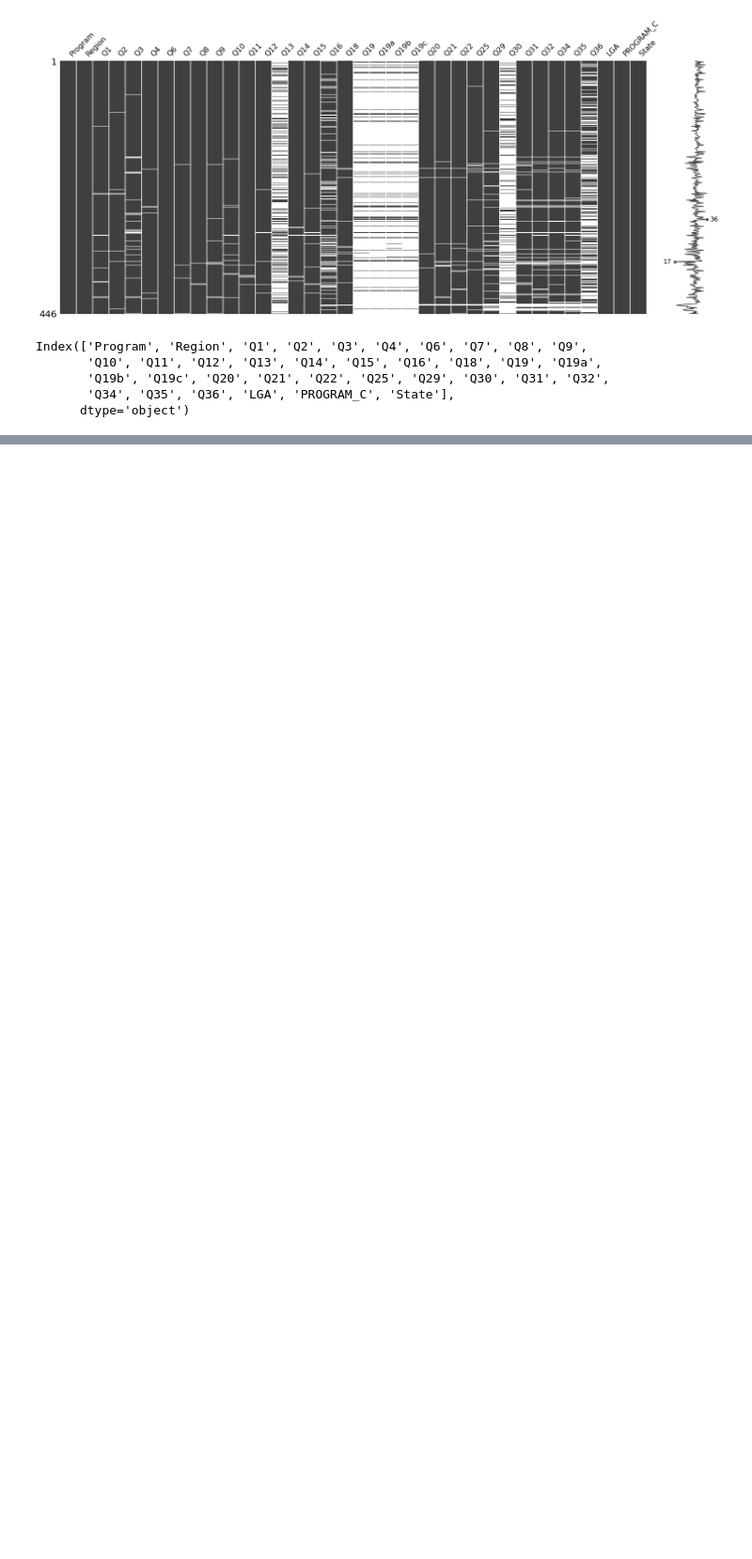
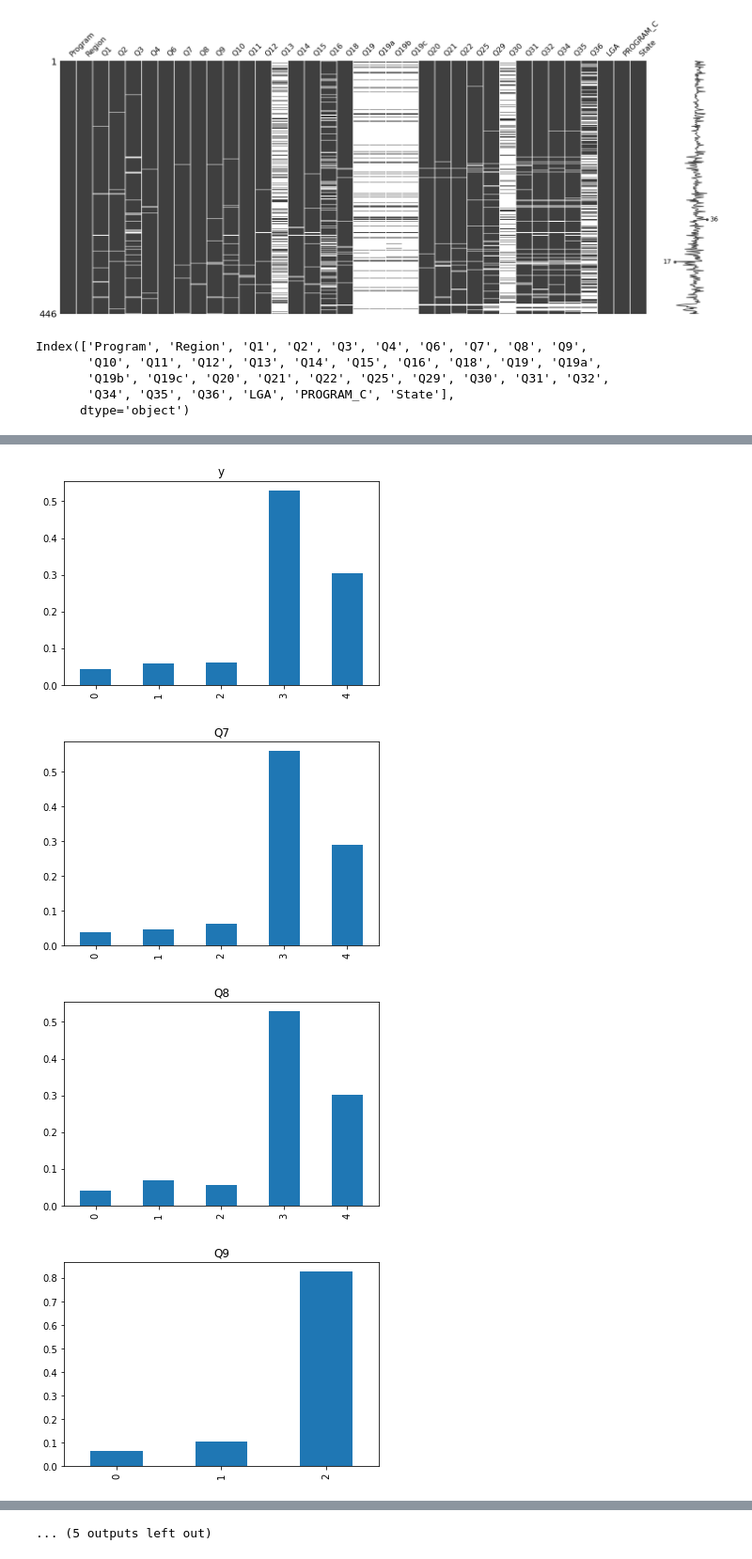
Before and after one commit to Ferrariagustinpablo/Statistic-related-Python, a Jupyter notebook: RegressionAnalysisforCHIA.ipynb, the cells around one changed output, grey strips where cells are left out. Shown at 94% size. Saved outputs shown, nothing was run; the diff lists cells and outputs as text; code cells hidden in the pictures; blank space fills up the shorter version.

```diff
--- a/RegressionAnalysisforCHIA.ipynb
+++ b/RegressionAnalysisforCHIA.ipynb
@@ -264,0 +236,7 @@ dtype: int64
+# %%
+# Create a dictionary
+
+q20_dict = {'6-10 years':4, '10+ years':5, '3-5 years':3 ,'1 – 2 years':2, 'Less than 6 months':0, 'Less than 12 months':1}
+
+survey_data["Q20"] = survey_data["Q20"].map(q20_dict)
+survey_data["Q20"].unique()
@@ -264,0 +256,7 @@ dtype: int64
+# %%
+# Create a dictionary
+
+q25_dict = {'Greatly improved':4, 'Stayed the same':2, 'Slightly improved':3, 'Greatly declined':0, 'Slightly declined':1}
+
+survey_data["Q25"] = survey_data["Q25"].map(q25_dict)
+survey_data["Q25"].unique()
@@ -264,0 +290,6 @@ dtype: int64
+# %%
+# Create a dictionary
+
+q29_dict = {'"No/none of these"':0}
+
+survey_data["Q29"] = survey_data["Q29"].map({'"No/none of these"':0}).fillna(1).astype(int)
@@ -264,0 +314,2 @@ dtype: int64
+# %%
+survey_data.drop("Q32",axis=1, inplace=True)
@@ -264,0 +347,11 @@ dtype: int64
+# %%
+for column in survey_data.columns:
+  survey_data[column].value_counts(normalize=True).sort_index().plot(kind="bar")
+  plt.title("{}".format(column))
+
+  plt.show()
+# %% [output]
+[figure, added]
+[figure, added]
+[figure, added]
+[figure, added]
@@ -264,0 +366 @@ dtype: int64
+... (5 outputs left out)
```
Also changed, not shown: parts of 61 cells of this notebook.
